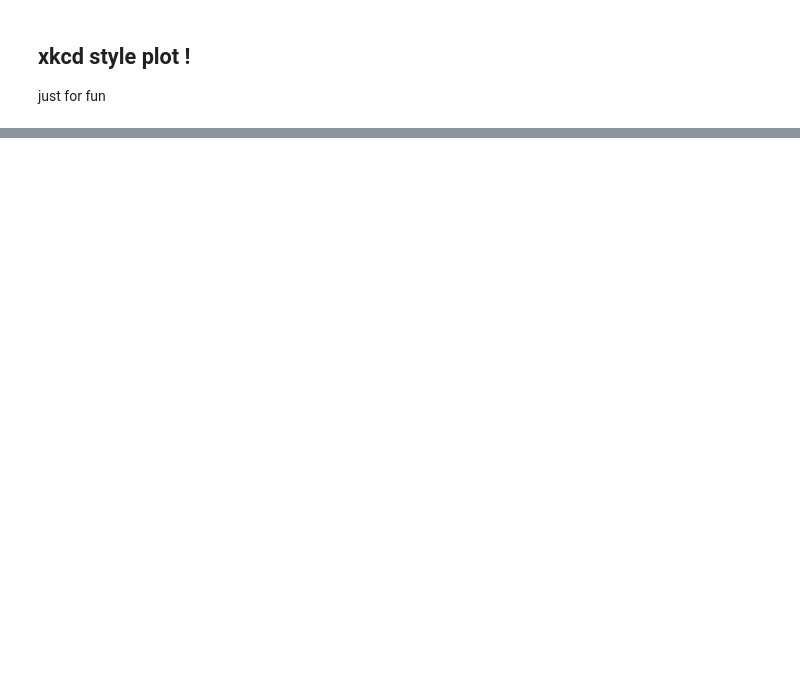
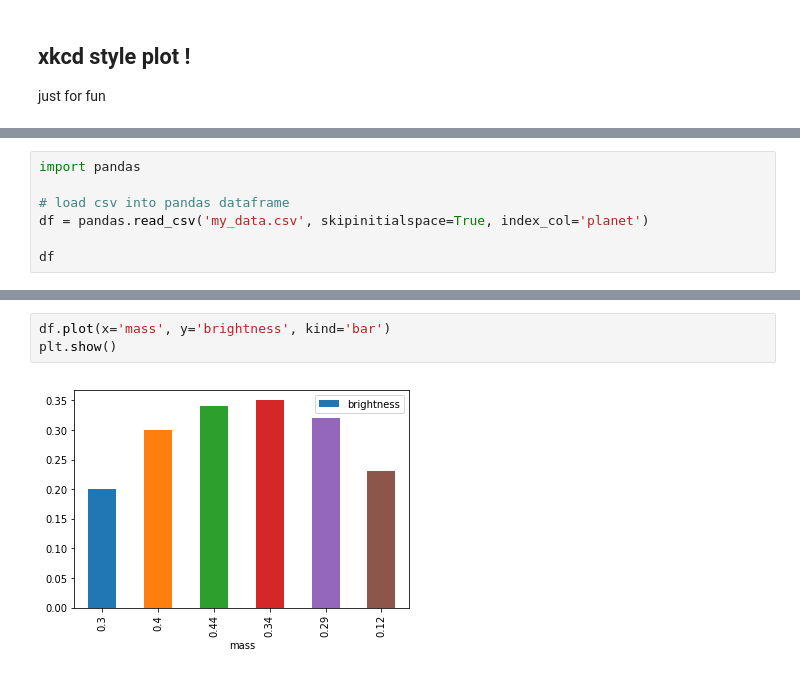
Before and after one commit to Demis78/top10_python_libraries, a Jupyter notebook: top10_08_matplotlib.ipynb, the cells around one changed output, grey strips where cells are left out. Drawn from its saved outputs; the diff is of its cells as text; blank space fills up the shorter version.

```diff
--- a/top10_08_matplotlib.ipynb
+++ b/top10_08_matplotlib.ipynb
@@ -101,0 +113,7 @@ plt.show()
+# %%
+import pandas
+
+# load csv into pandas dataframe
+df = pandas.read_csv('my_data.csv', skipinitialspace=True, index_col='planet')
+
+df
@@ -101,0 +129,5 @@ plt.show()
+# %%
+df.plot(x='mass', y='brightness', kind='bar')
+plt.show()
+# %% [output]
+[figure, added]
```
Also changed, not shown: parts of 14 cells of this notebook, 2 other files.
